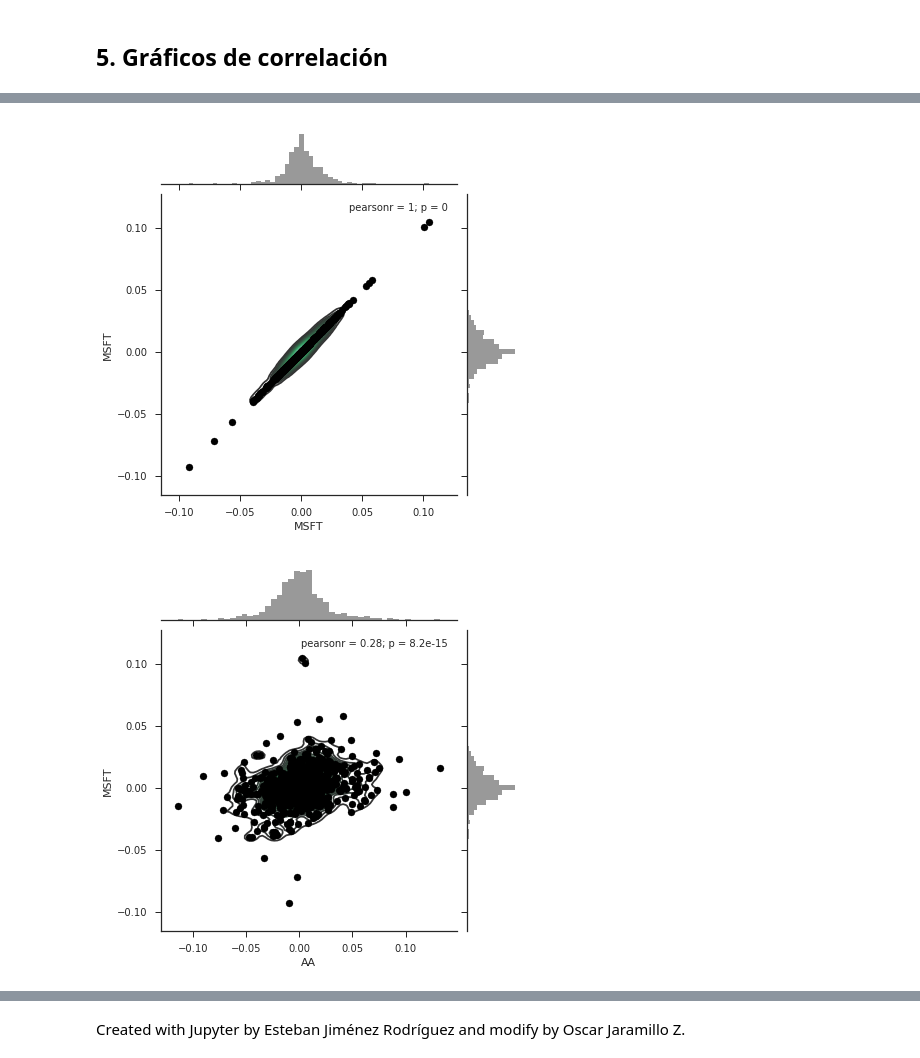
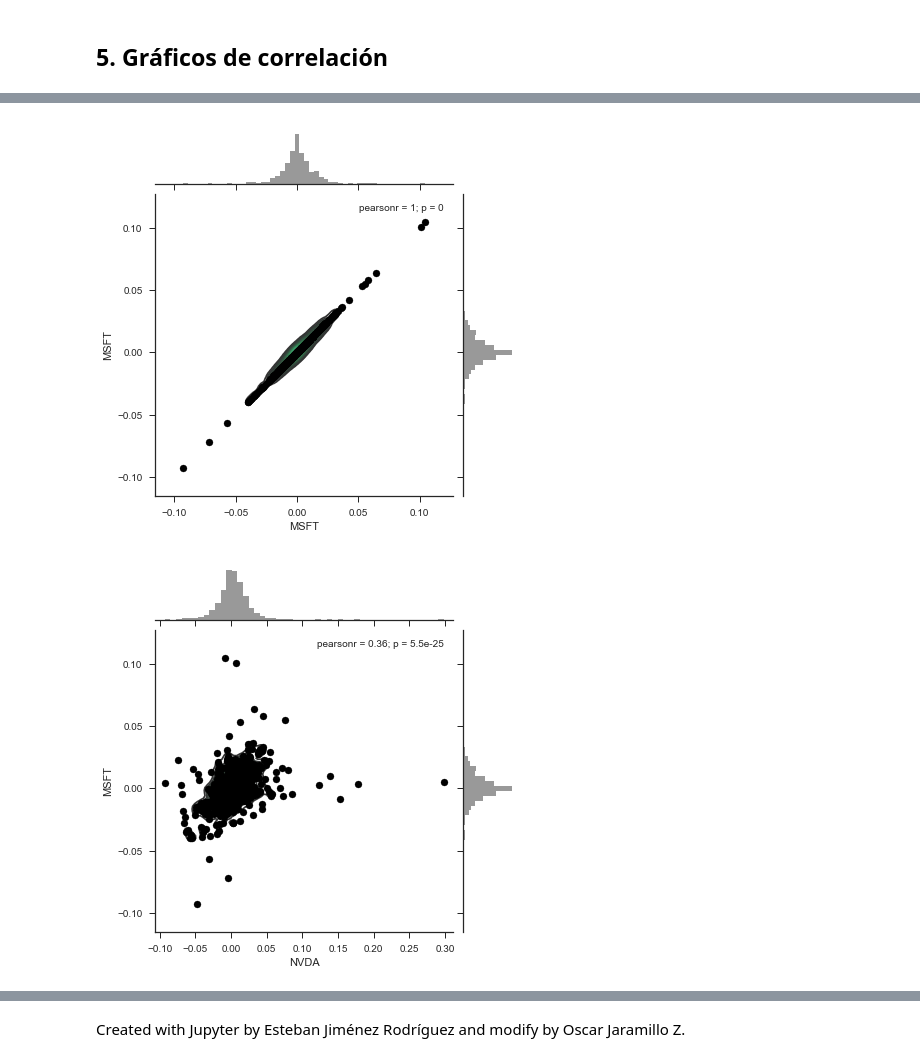
Before and after one commit to ogvilla67/SPF-2018-II, a Jupyter notebook: TEMA-3/Clase17_DescargaHistoricosOpciones.ipynb, the cells around one changed output, grey strips where cells are left out. Cells and saved outputs as stored; diff of their text form; code cells hidden in the pictures.

```diff
--- a/TEMA-3/Clase17_DescargaHistoricosOpciones.ipynb
+++ b/TEMA-3/Clase17_DescargaHistoricosOpciones.ipynb
@@ -795,4 +740,4 @@ Date
 # %%
-Rall = ((allAC-allAC.shift(1))/allAC.shift(1)).iloc[1:]
+Rall = ((closes-closes.shift(1))/closes.shift(1)).iloc[1:]
 Rall
 # %% [output]
@@ -1015,11 +961,11 @@ sns.pairplot(Rall);
 # %%
 sns.jointplot("MSFT", "MSFT",data=Rall, color="k").plot_joint(sns.kdeplot, zorder=0, n_levels=60);
 # %% [output]
-[figure, old version]
+[figure, new version]
 # %%
-sns.jointplot("AA", "MSFT",data=Rall, color="k").plot_joint(sns.kdeplot, zorder=0, n_levels=60);
+sns.jointplot("NVDA", "MSFT",data=Rall, color="k").plot_joint(sns.kdeplot, zorder=0, n_levels=60);
 # %% [output]
-[figure, old version]
+[figure, new version]
 # %%
 sns.jointplot("AAPL", "MSFT",data=Rall, color="k").plot_joint(sns.kdeplot, zorder=0, n_levels=60);
 # %% [output]
```
Also changed, not shown: parts of 35 cells of this notebook, 1 other file.
